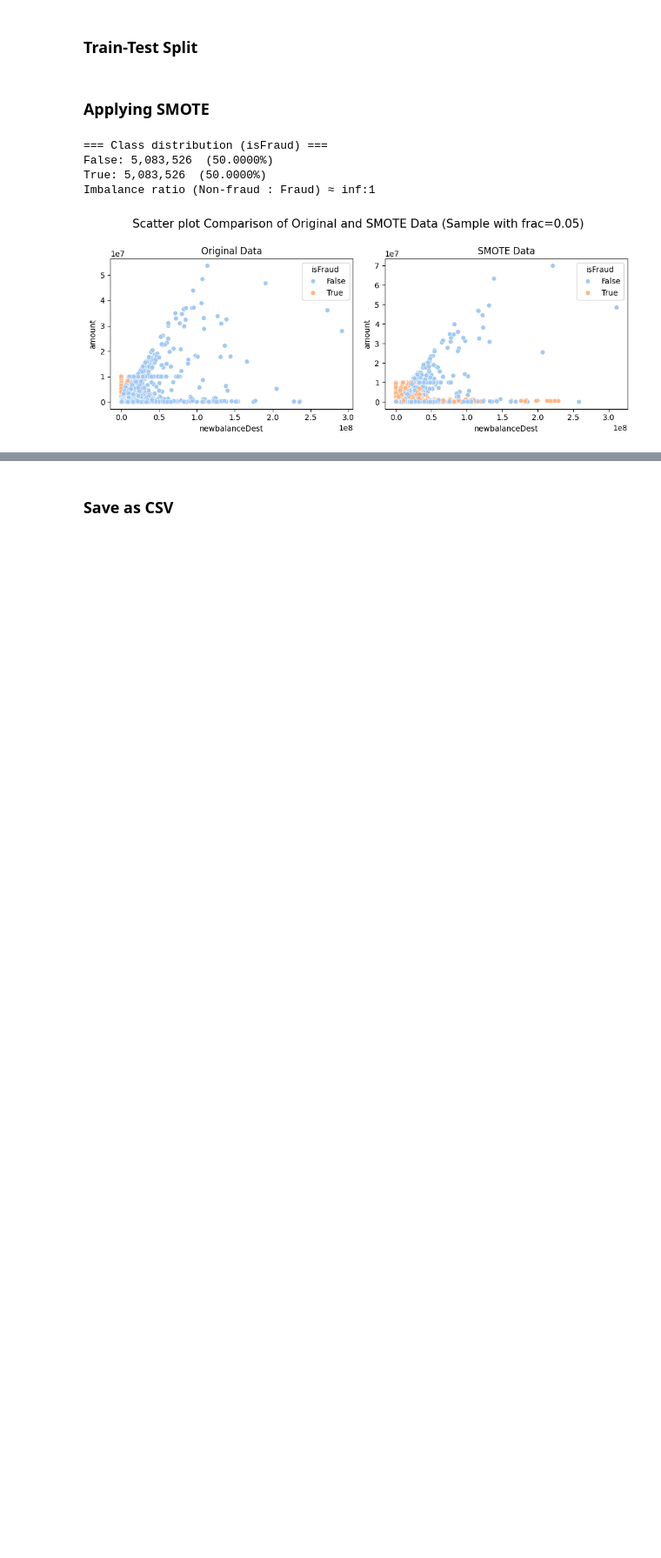
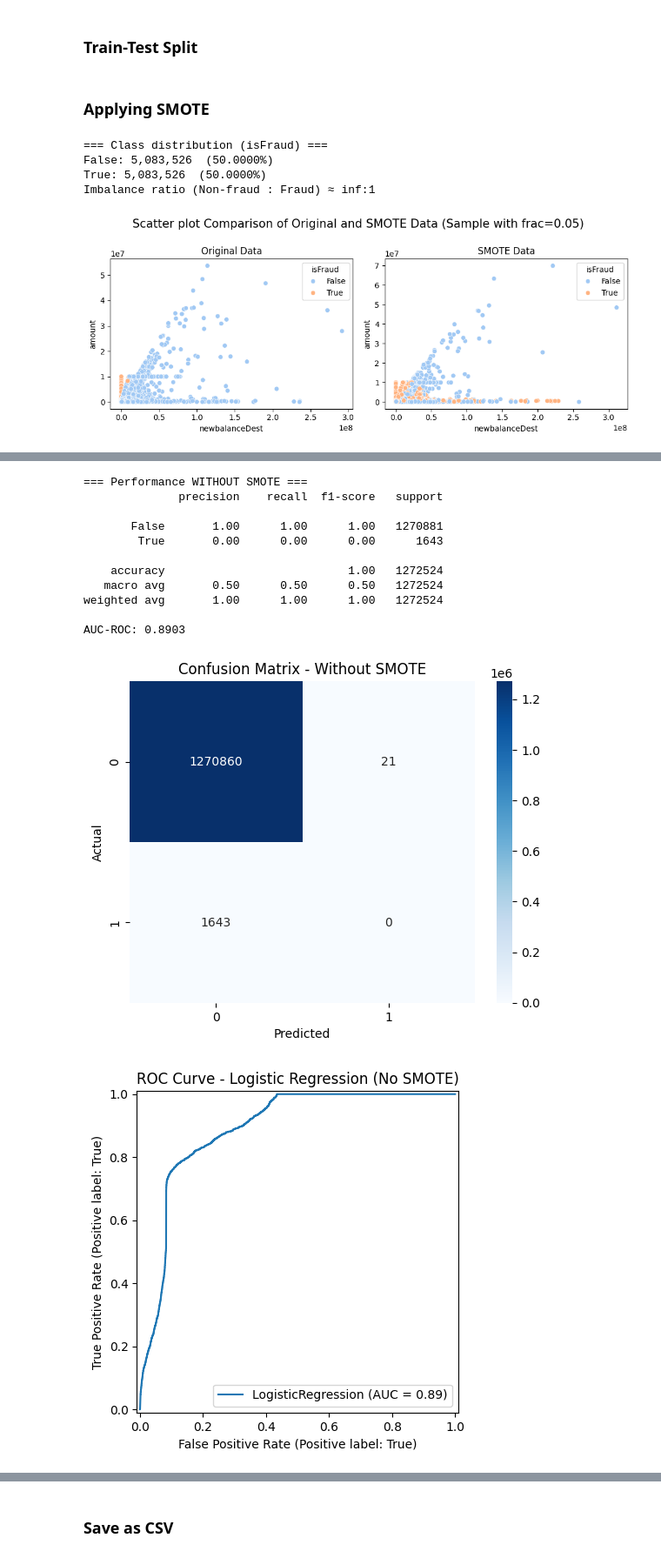
Before and after one commit to jl5045/DSA4263, a Jupyter notebook: notebooks/Resampling.ipynb, the cells around one changed output, grey strips where cells are left out. Shown at 87% size. Drawn from its saved outputs; the diff is of its cells as text; code cells hidden in the pictures; blank space fills up the shorter version.

Commit message:
added Logistic Regression

```diff
--- a/notebooks/Resampling.ipynb
+++ b/notebooks/Resampling.ipynb
@@ -154,0 +169,57 @@ plt.show()
+# %%
+
+import pandas as pd
+import numpy as np
+from sklearn.preprocessing import StandardScaler
+from sklearn.linear_model import LogisticRegression
+from sklearn.metrics import classification_report, confusion_matrix, roc_auc_score, RocCurveDisplay
+import matplotlib.pyplot as plt
+import seaborn as sns
+from imblearn.over_sampling import SMOTE
+
+
+# Drop leakage-prone columns
+cols_to_drop = ['oldbalanceOrg', 'newbalanceOrig', 'oldbalanceDest', 'newbalanceDest']
+
+X_train_clean = X_train.drop(columns=cols_to_drop, errors='ignore')
+X_test_clean = X_test.drop(columns=cols_to_drop, errors='ignore')
+
+# Scale features
+scaler = StandardScaler()
+X_train_scaled = scaler.fit_transform(X_train_clean)
+X_test_scaled = scaler.transform(X_test_clean)
+
+# Logistic Regression WITHOUT SMOTE
+log_reg = LogisticRegression(max_iter=1000, random_state=42)
+log_reg.fit(X_train_scaled, y_train)
+
+y_pred_no_smote = log_reg.predict(X_test_scaled)
+y_prob_no_smote = log_reg.predict_proba(X_test_scaled)[:, 1]
+
+print("=== Performance WITHOUT SMOTE ===")
+print(classification_report(y_test, y_pred_no_smote))
+print(f"AUC-ROC: {roc_auc_score(y_test, y_prob_no_smote):.4f}")
+
+sns.heatmap(confusion_matrix(y_test, y_pred_no_smote), annot=True, fmt='d', cmap='Blues')
+plt.title("Confusion Matrix - Without SMOTE")
+plt.xlabel("Predicted")
+plt.ylabel("Actual")
+plt.show()
+
+RocCurveDisplay.from_estimator(log_reg, X_test_scaled, y_test)
+plt.title("ROC Curve - Logistic Regression (No SMOTE)")
+plt.show()
+# %% [output]
+=== Performance WITHOUT SMOTE ===
+              precision    recall  f1-score   support
+
+       False       1.00      1.00      1.00   1270881
+        True       0.00      0.00      0.00      1643
+
+    accuracy                           1.00   1272524
+   macro avg       0.50      0.50      0.50   1272524
+weighted avg       1.00      1.00      1.00   1272524
+
+AUC-ROC: 0.8903
+[figure, added]
+[figure, added]
```
Also changed, not shown: parts of 9 cells of this notebook.
